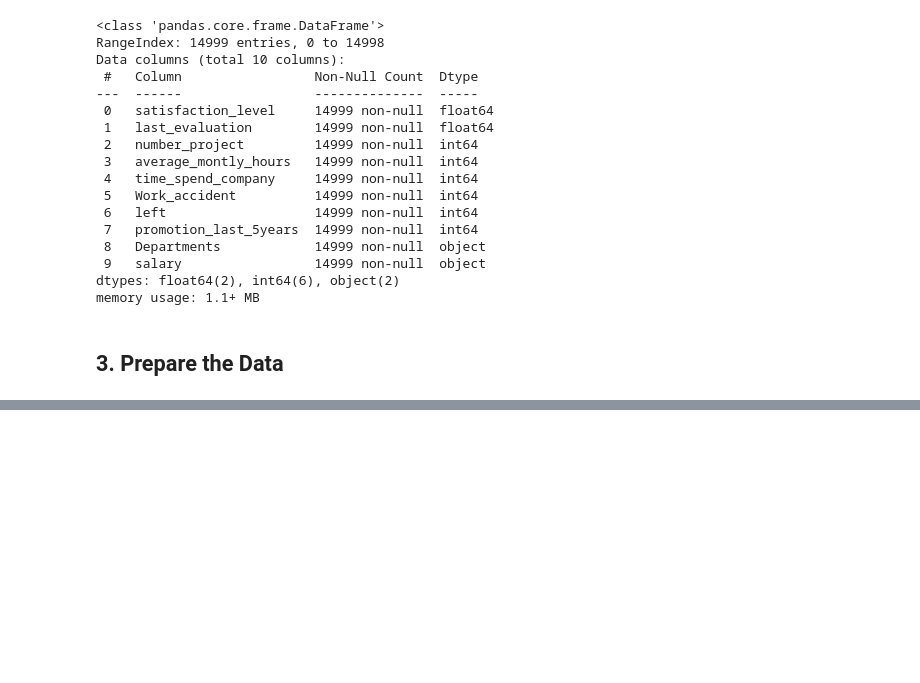
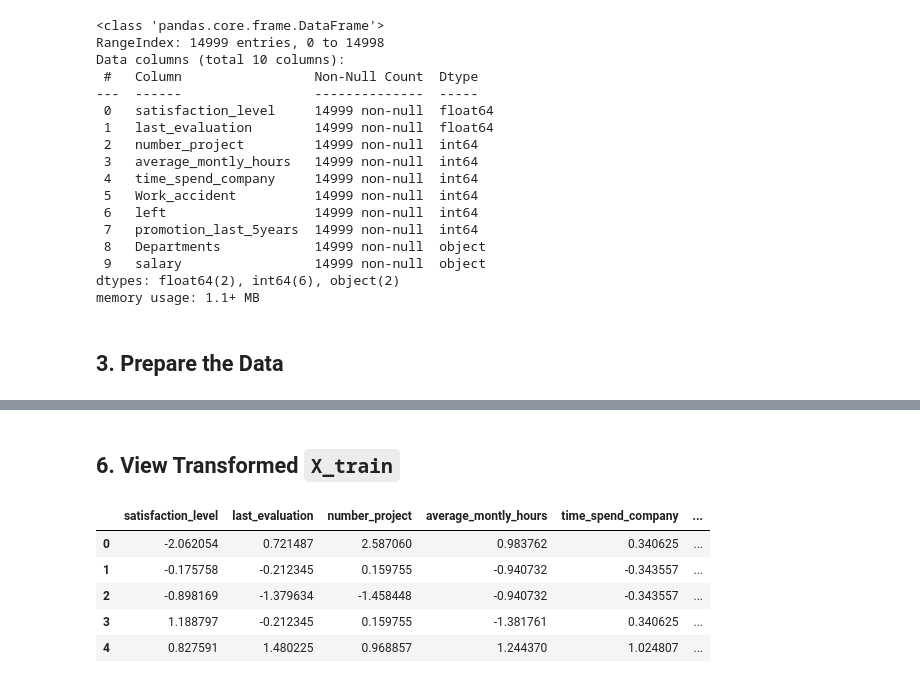
Before and after one commit to suntisfied/attrition-predictor, a Jupyter notebook: attrition_predictor_notebook/attrition_predictor_with_eda.ipynb, the cells around one changed output, grey strips where cells are left out. Drawn from its saved outputs; the diff is of its cells as text; code cells hidden in the pictures; blank space fills up the shorter version.

```diff
--- a/attrition_predictor_notebook/attrition_predictor_with_eda.ipynb
+++ b/attrition_predictor_notebook/attrition_predictor_with_eda.ipynb
@@ -61,13 +62,25 @@ y = df['left']
 categorical_cols = X.select_dtypes(include=['object']).columns
 numerical_cols = X.select_dtypes(include=['int64', 'float64']).columns
 
+# Separate ordinal and nominal columns
+ordinal_cols = ['salary']
+nominal_cols = [col for col in categorical_cols if col not in ordinal_cols]
+
+# Define the ordinal encoder for the 'salary' column
+salary_categories = ['low', 'medium', 'high']
+ordinal_encoder = OrdinalEncoder(categories=[salary_categories])
+
 # Preprocessing pipeline
 preprocessor = ColumnTransformer(
     transformers=[
         ('num', StandardScaler(), numerical_cols),
-        ('cat', OneHotEncoder(handle_unknown='ignore'), categorical_cols)
+        ('ord', ordinal_encoder, ordinal_cols),
+        ('nom', OneHotEncoder(handle_unknown='ignore'), nominal_cols)
     ]
 )
 
-# Split data into training and test sets
-X_train, X_test, y_train, y_test = train_test_split(X, y, test_size=0.3, random_state=42)
+# Define the model pipeline with XGBoost
+model_pipeline = Pipeline([
+    ('preprocessor', preprocessor),
+    ('classifier', XGBClassifier(random_state=42, use_label_encoder=False, eval_metric='logloss'))
+])
@@ -150,0 +100,6 @@ From the comparison above, you can identify the model that best predicts the pro
+# %%
+# Split data into training and test sets
+X_train, X_test, y_train, y_test = train_test_split(X, y, test_size=0.3, random_state=42)
+
+# Train the model
+model_pipeline.fit(X_train, y_train)
@@ -150,0 +124,23 @@ From the comparison above, you can identify the model that best predicts the pro
+# %% [markdown]
+## 6. View Transformed `X_train`
+# %%
+# Transform X_train using the preprocessor
+X_train_transformed = model_pipeline.named_steps['preprocessor'].transform(X_train)
+
+# Get the feature names
+feature_names_num = numerical_cols.tolist()
+feature_names_ord = ordinal_cols
+feature_names_nom = model_pipeline.named_steps['preprocessor'].named_transformers_['nom'].get_feature_names_out(nominal_cols)
+
+all_feature_names = np.concatenate([feature_names_num, feature_names_ord, feature_names_nom])
+
+# Create a DataFrame with the transformed features
+X_train_transformed_df = pd.DataFrame(X_train_transformed, columns=all_feature_names)
+X_train_transformed_df.head()
+# %% [output]
+|  | satisfaction_level | last_evaluation | number_project | average_montly_hours | time_spend_company | ... |
+| 0 | -2.062054 | 0.721487 | 2.587060 | 0.983762 | 0.340625 | ... |
+| 1 | -0.175758 | -0.212345 | 0.159755 | -0.940732 | -0.343557 | ... |
+| 2 | -0.898169 | -1.379634 | -1.458448 | -0.940732 | -0.343557 | ... |
+| 3 | 1.188797 | -0.212345 | 0.159755 | -1.381761 | 0.340625 | ... |
+| 4 | 0.827591 | 1.480225 | 0.968857 | 1.244370 | 1.024807 | ... |
```
Also changed, not shown: parts of 20 cells of this notebook.
